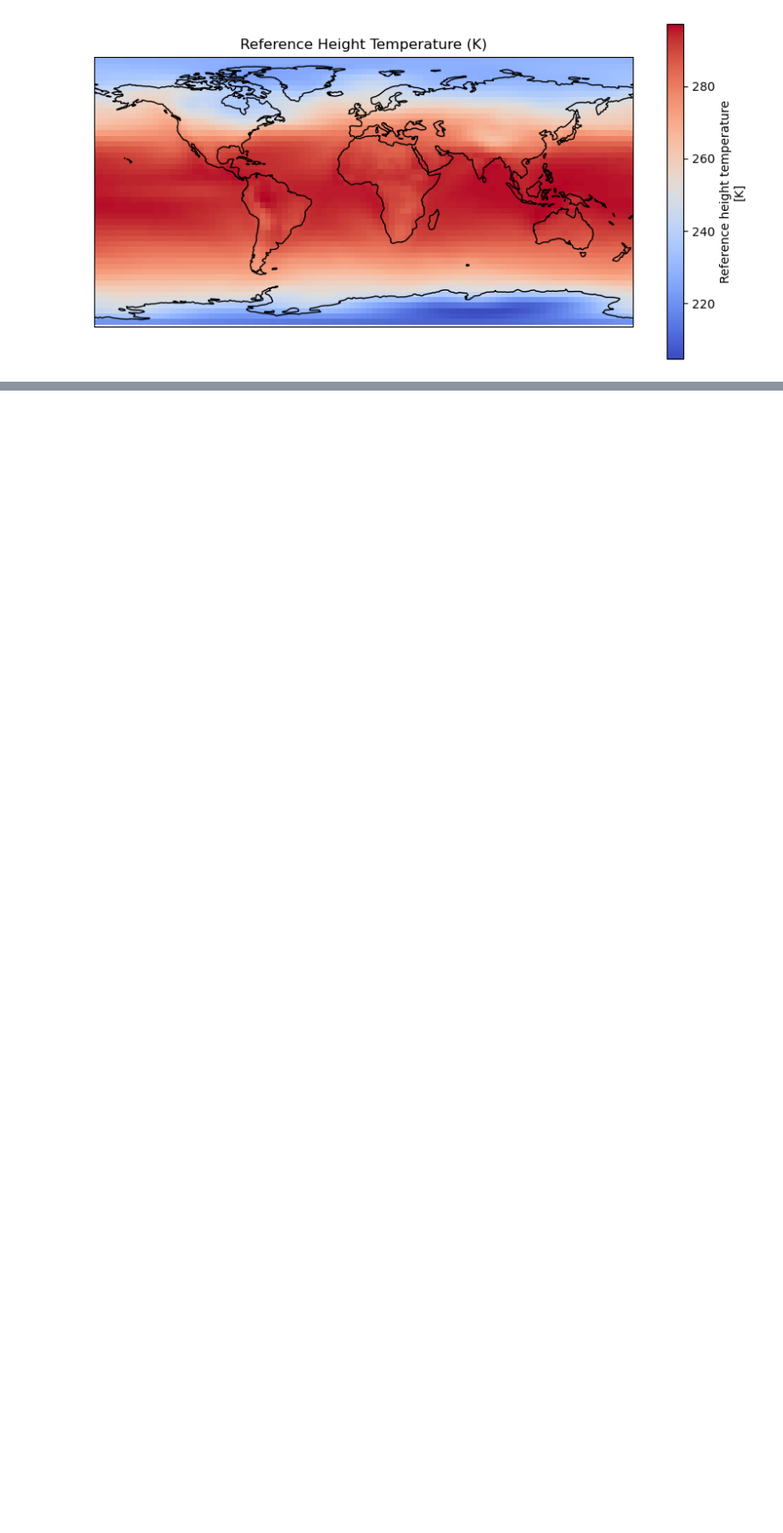
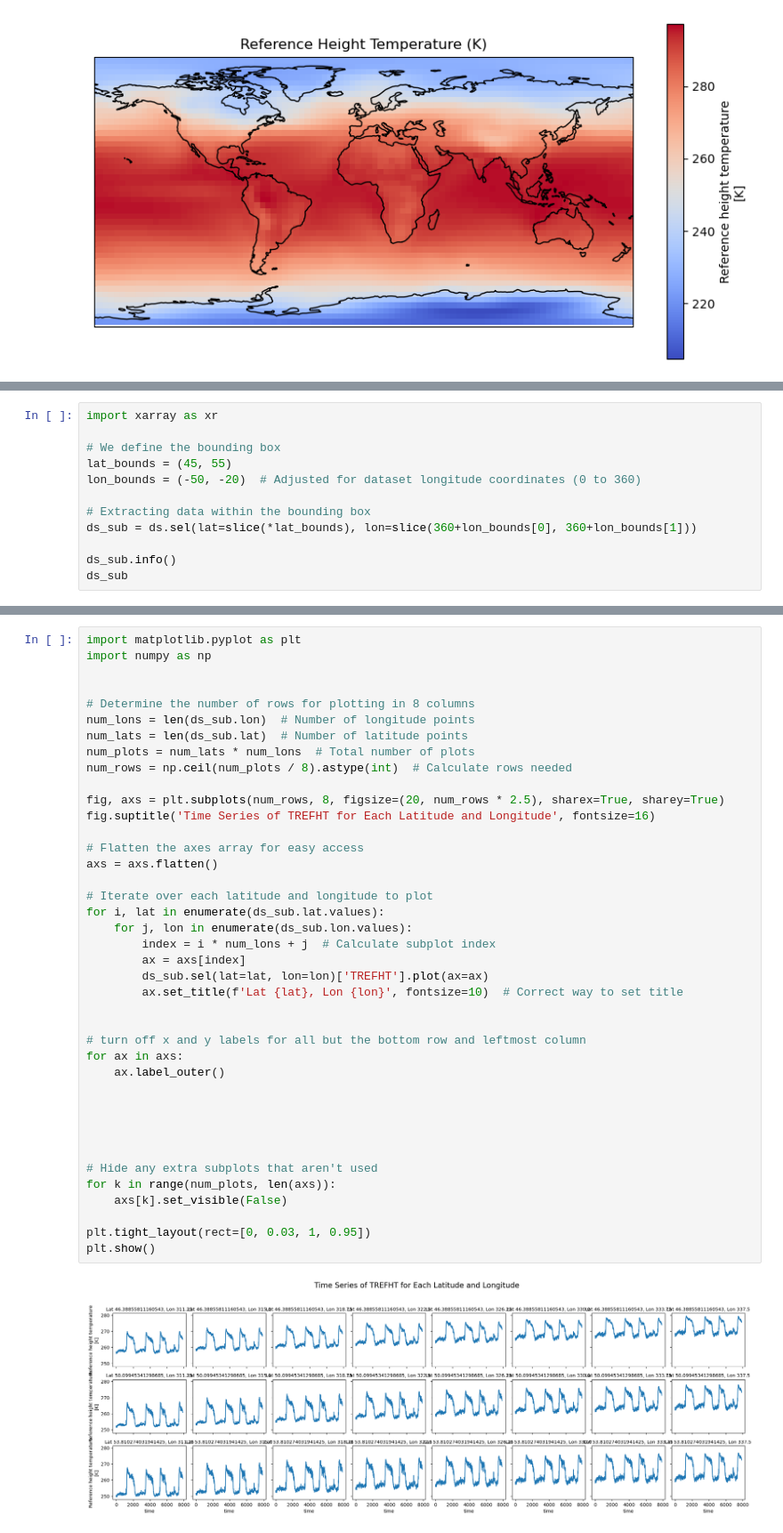
Before and after one commit to Peisong-Zheng/Paleoclimate_causality, a Jupyter notebook: CCSM4_data_processing.ipynb, the cells around one changed output, grey strips where cells are left out. Shown at 89% size. Saved outputs shown, nothing was run; the diff lists cells and outputs as text; blank space fills up the shorter version.

```diff
--- a/CCSM4_data_processing.ipynb
+++ b/CCSM4_data_processing.ipynb
@@ -86,0 +129,12 @@ plt.show()
+# %%
+import xarray as xr
+
+# We define the bounding box
+lat_bounds = (45, 55)
+lon_bounds = (-50, -20)  # Adjusted for dataset longitude coordinates (0 to 360)
+
+# Extracting data within the bounding box
+ds_sub = ds.sel(lat=slice(*lat_bounds), lon=slice(360+lon_bounds[0], 360+lon_bounds[1]))
+
+ds_sub.info()
+ds_sub
@@ -86,0 +167,42 @@ plt.show()
+# %%
+import matplotlib.pyplot as plt
+import numpy as np
+
+
+# Determine the number of rows for plotting in 8 columns
+num_lons = len(ds_sub.lon)  # Number of longitude points
+num_lats = len(ds_sub.lat)  # Number of latitude points
+num_plots = num_lats * num_lons  # Total number of plots
+num_rows = np.ceil(num_plots / 8).astype(int)  # Calculate rows needed
+
+fig, axs = plt.subplots(num_rows, 8, figsize=(20, num_rows * 2.5), sharex=True, sharey=True)
+fig.suptitle('Time Series of TREFHT for Each Latitude and Longitude', fontsize=16)
+
+# Flatten the axes array for easy access
+axs = axs.flatten()
+
+# Iterate over each latitude and longitude to plot
+for i, lat in enumerate(ds_sub.lat.values):
+    for j, lon in enumerate(ds_sub.lon.values):
+        index = i * num_lons + j  # Calculate subplot index
+        ax = axs[index]
+        ds_sub.sel(lat=lat, lon=lon)['TREFHT'].plot(ax=ax)
+        ax.set_title(f'Lat {lat}, Lon {lon}', fontsize=10)  # Correct way to set title
+
+
+# turn off x and y labels for all but the bottom row and leftmost column
+for ax in axs:
+    ax.label_outer()
+
+
+
+
+
+# Hide any extra subplots that aren't used
+for k in range(num_plots, len(axs)):
+    axs[k].set_visible(False)
+
+plt.tight_layout(rect=[0, 0.03, 1, 0.95])
+plt.show()
+# %% [output]
+[figure, added]
```
Also changed, not shown: parts of 11 cells of this notebook, 7 other files.
